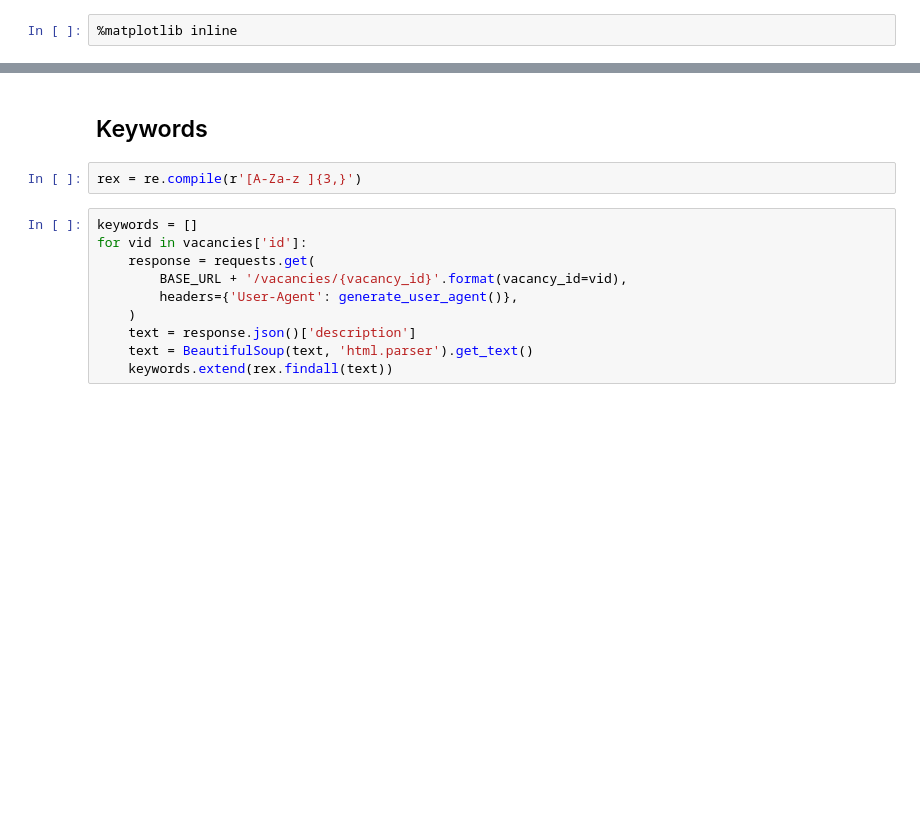
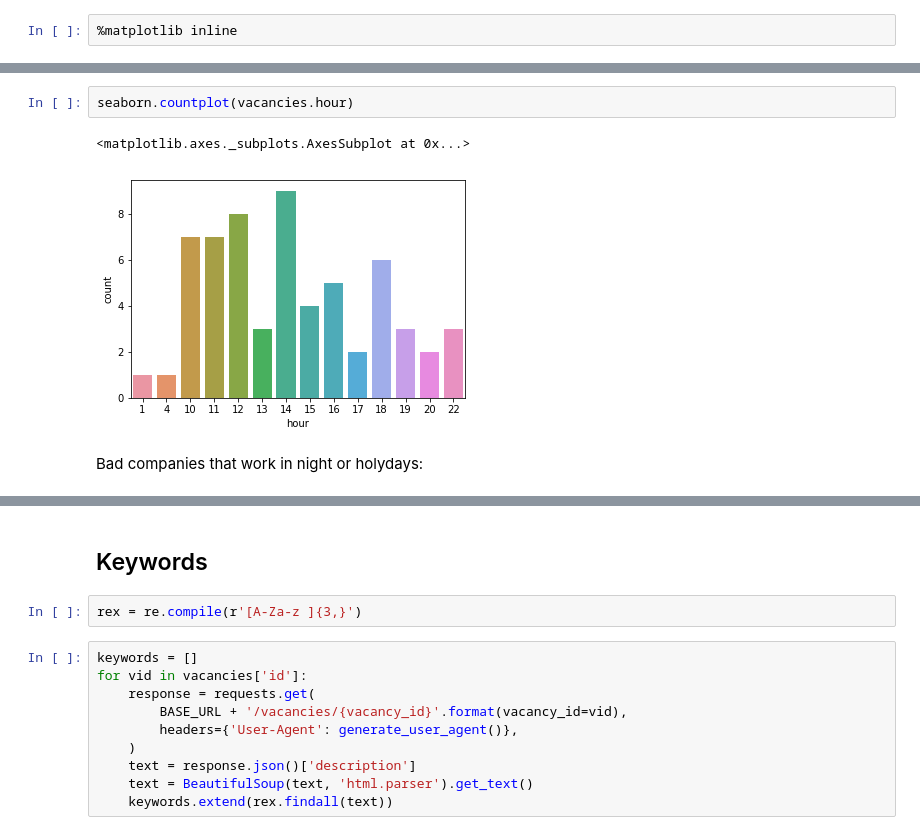
Before and after one commit to orsinium-archive/hh, a Jupyter notebook: analize.ipynb, the cells around one changed output, grey strips where cells are left out. Drawn from its saved outputs; the diff is of its cells as text; blank space fills up the shorter version.

```diff
--- a/analize.ipynb
+++ b/analize.ipynb
@@ -102,0 +103,7 @@ seaborn.countplot(vacancies.weekday)
+# %%
+seaborn.countplot(vacancies.hour)
+# %% [output]
+<matplotlib.axes._subplots.AxesSubplot at 0x...>
+[figure, added]
+# %% [markdown]
+Bad companies that work in night or holydays:
```
Also changed, not shown: parts of 27 cells of this notebook.
